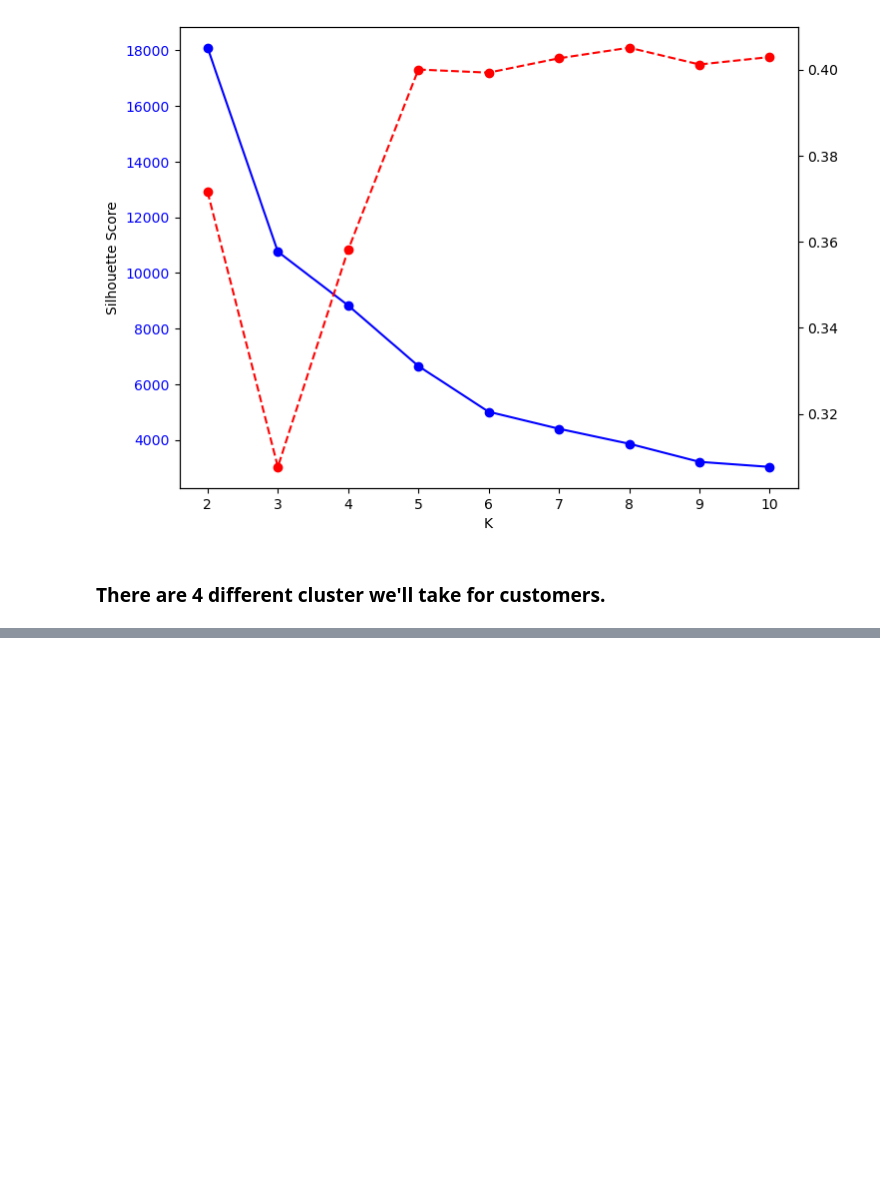
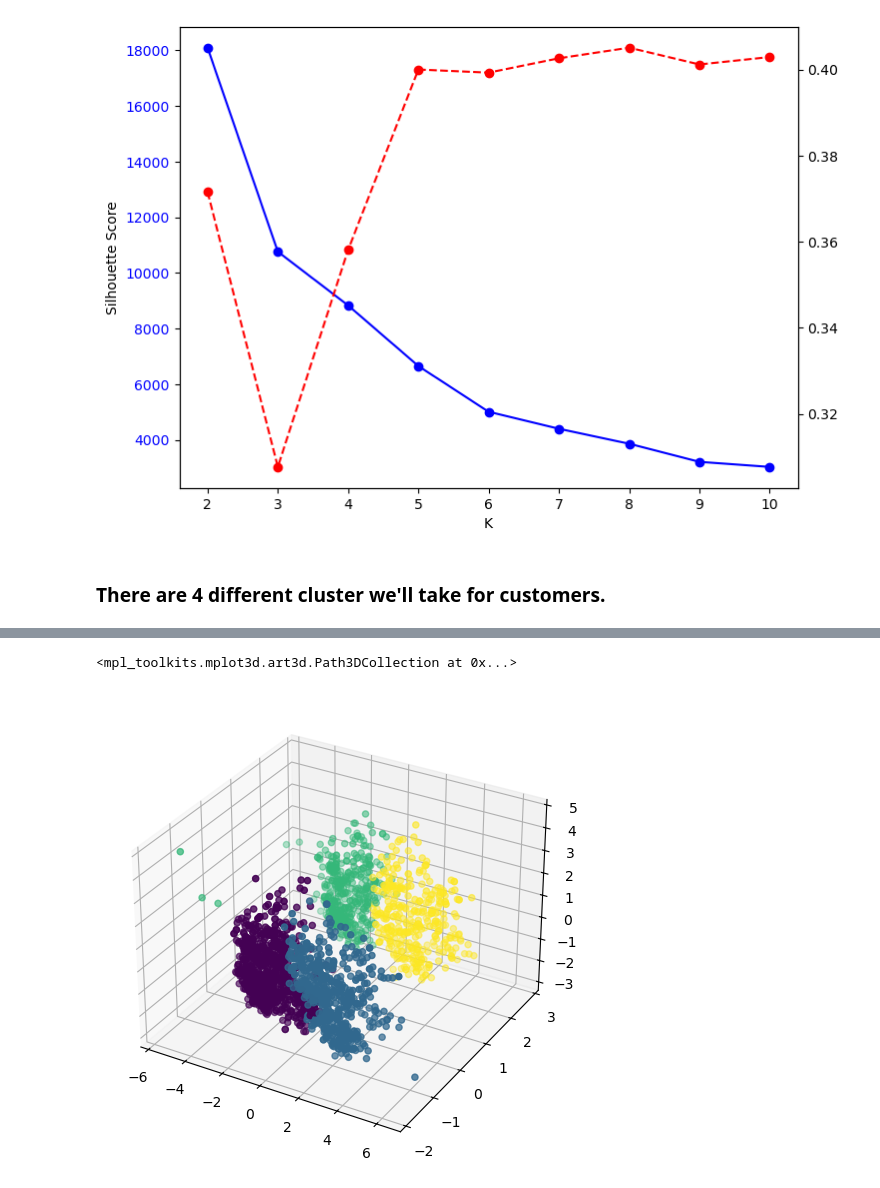
Before and after one commit to jay-0510/AI-ML-Algorithms, a Jupyter notebook: SmartCart/smartcart.ipynb, the cells around one changed output, grey strips where cells are left out. Saved outputs shown, nothing was run; the diff lists cells and outputs as text; code cells hidden in the pictures; blank space fills up the shorter version.

```diff
--- a/SmartCart/smartcart.ipynb
+++ b/SmartCart/smartcart.ipynb
@@ -383,0 +399,12 @@ Text(0, 0.5, 'Silhouette Score')
+# %%
+# Agglomerative Clustering
+from sklearn.cluster import AgglomerativeClustering
+agg_clf = AgglomerativeClustering(n_clusters=4, linkage='ward')
+labels_agg = agg_clf.fit_predict(X_pca_3d)
+# %%
+fig = plt.figure(figsize=(8, 6))
+ax = fig.add_subplot(111, projection="3d")
+ax.scatter(X_pca_3d[:, 0], X_pca_3d[:, 1], X_pca_3d[:, 2], c=labels_agg)
+# %% [output]
+<mpl_toolkits.mplot3d.art3d.Path3DCollection at 0x...>
+[figure, added]
```
Also changed, not shown: parts of 4 cells of this notebook.
